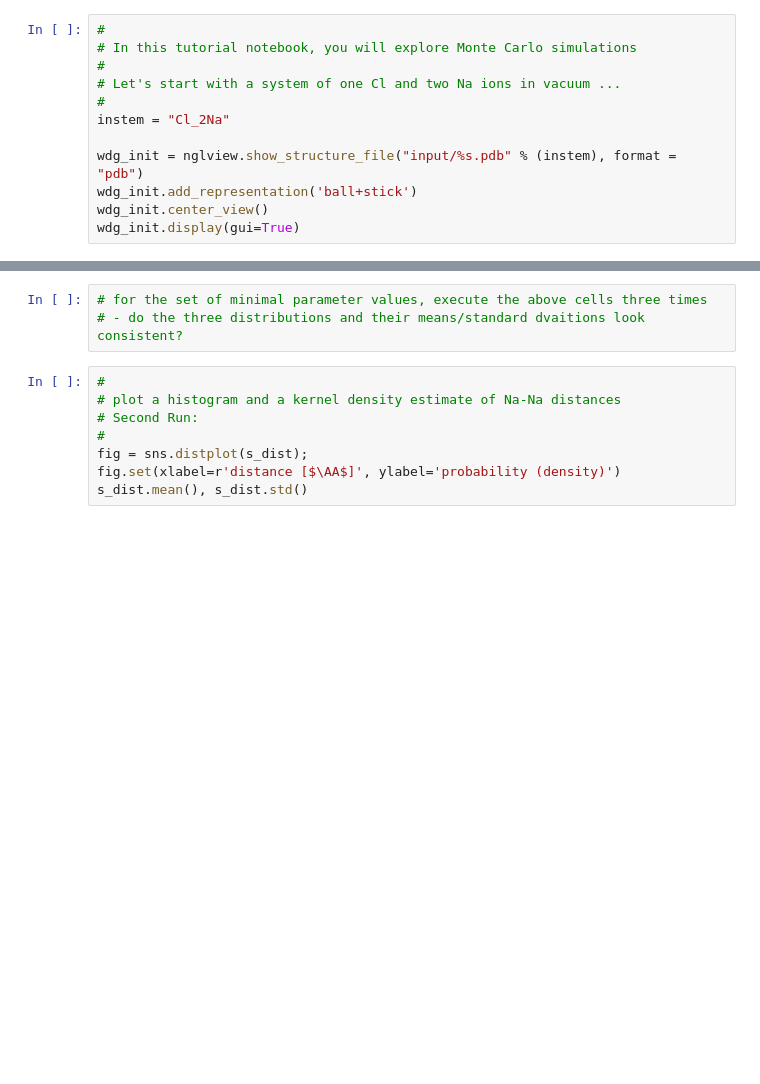
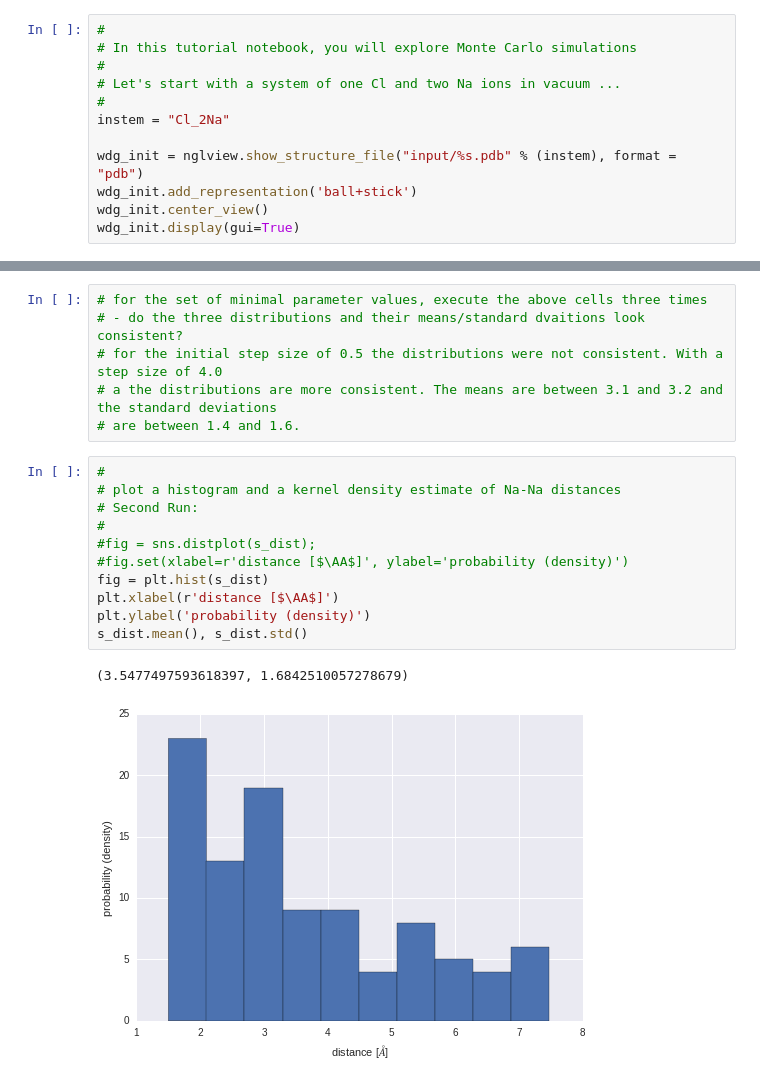
Before and after one commit to LukasKemmler/MoleculSimulations, a Jupyter notebook: 05_Monte_Carlo_Markov_Chains/exercises/05.02_molecular_MCMC.ipynb, the cells around one changed output, grey strips where cells are left out. Drawn from its saved outputs; the diff is of its cells as text; blank space fills up the shorter version.

```diff
--- a/05_Monte_Carlo_Markov_Chains/exercises/05.02_molecular_MCMC.ipynb
+++ b/05_Monte_Carlo_Markov_Chains/exercises/05.02_molecular_MCMC.ipynb
@@ -250,14 +253,23 @@ s_dist.mean(), s_dist.std()
 # %%
 # for the set of minimal parameter values, execute the above cells three times
 # - do the three distributions and their means/standard dvaitions look consistent?
+# for the initial step size of 0.5 the distributions were not consistent. With a step size of 4.0
+# a the distributions are more consistent. The means are between 3.1 and 3.2 and the standard deviations
+# are between 1.4 and 1.6.
 # %%
 #
 # plot a histogram and a kernel density estimate of Na-Na distances
 # Second Run:
 #
-fig = sns.distplot(s_dist);
-fig.set(xlabel=r'distance [$\AA$]', ylabel='probability (density)')
+#fig = sns.distplot(s_dist);
+#fig.set(xlabel=r'distance [$\AA$]', ylabel='probability (density)')
+fig = plt.hist(s_dist)
+plt.xlabel(r'distance [$\AA$]')
+plt.ylabel('probability (density)')
 s_dist.mean(), s_dist.std()
+# %% [output]
+(3.5477497593618397, 1.6842510057278679)
+[figure, added]
 # %%
 #
 # plot a histogram and a kernel density estimate of Na-Na distances
```
Also changed, not shown: parts of 10 cells of this notebook, 4 other files.
